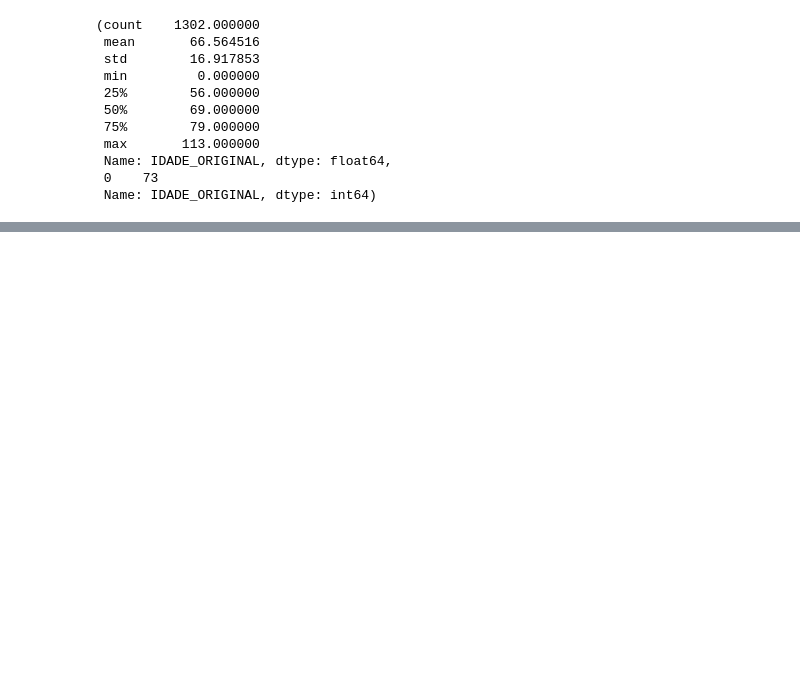
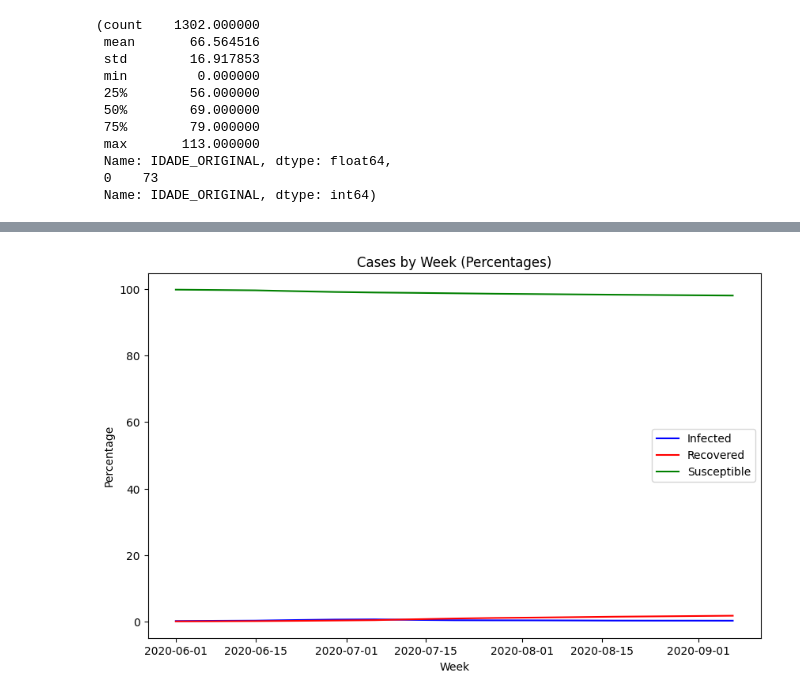
Before and after one commit to RuanGallio/modelage-sir, a Jupyter notebook: main.ipynb, the cells around one changed output, grey strips where cells are left out. Drawn from its saved outputs; the diff is of its cells as text; code cells hidden in the pictures; blank space fills up the shorter version.

```diff
--- a/main.ipynb
+++ b/main.ipynb
@@ -4,0 +13,2 @@ import matplotlib.pyplot as plt
+# %%
+POPULATION = 332_333
@@ -4,0 +73,18 @@ import matplotlib.pyplot as plt
+# %%
+
+df_week["CASOS_ACUMULADOS"] = df_week["CASOS"].cumsum()
+
+df_week['INFECTADOS'] = (
+    df_week['CASOS'].shift(0).fillna(0) +
+    df_week['CASOS'].shift(1).fillna(0) +
+    df_week['CASOS'].shift(2).fillna(0) -
+    df_week['ÓBITO COVID-19'].shift(0).fillna(0) -
+    df_week['ÓBITO COVID-19'].shift(1).fillna(0) -
+    df_week['ÓBITO COVID-19'].shift(2).fillna(0)
+)
+
+#  RECUPERADOS é a soma cumulativa de óbitos e casos de MAIS de duas semanas atrás
+df_week['RECUPERADOS'] = (
+    df_week['ÓBITO COVID-19'].cumsum() +
+    df_week['CASOS_ACUMULADOS'].shift(3).fillna(0)
+)
@@ -49,0 +213,4 @@ Name: proportion, dtype: float64
+# %%
+# Média de 346 casos por semana
+df_week_truncated = df_week.iloc[10:25]
+df_week_truncated
@@ -49,0 +234,11 @@ Name: proportion, dtype: float64
+# %%
+# Calculate the percentage of the total population for each column
+df_percentage = df_week_truncated.copy()
+df_percentage['INFECTED'] = df_percentage['INFECTADOS'] / POPULATION * 100
+df_percentage['SUSCEPTIBLE'] = df_percentage['POPULAÇÃO SUSCETÍVEL'] / POPULATION * 100
+df_percentage['RECOVERED'] = df_percentage['RECUPERADOS'] / POPULATION * 100
+
+# Drop unnecessary columns
+df_percentage = df_percentage[['DATA_DIAGNOSTICO', 'INFECTED', 'SUSCEPTIBLE', 'RECOVERED']]
+
+df_percentage
@@ -49,0 +262,12 @@ Name: proportion, dtype: float64
+# %%
+plt.figure(figsize=(10, 6))
+plt.plot(df_percentage["DATA_DIAGNOSTICO"], df_percentage["INFECTED"], color='blue', label='Infected')
+plt.plot(df_percentage["DATA_DIAGNOSTICO"], df_percentage["RECOVERED"], color='red', label='Recovered')
+plt.plot(df_percentage["DATA_DIAGNOSTICO"], df_percentage["SUSCEPTIBLE"], color='green', label='Susceptible')
+plt.title("Cases by Week (Percentages)")
+plt.xlabel("Week")
+plt.ylabel("Percentage")
+plt.legend()
+plt.show()
+# %% [output]
+[figure, added]
```
Also changed, not shown: parts of 19 cells of this notebook, 5 other files.
